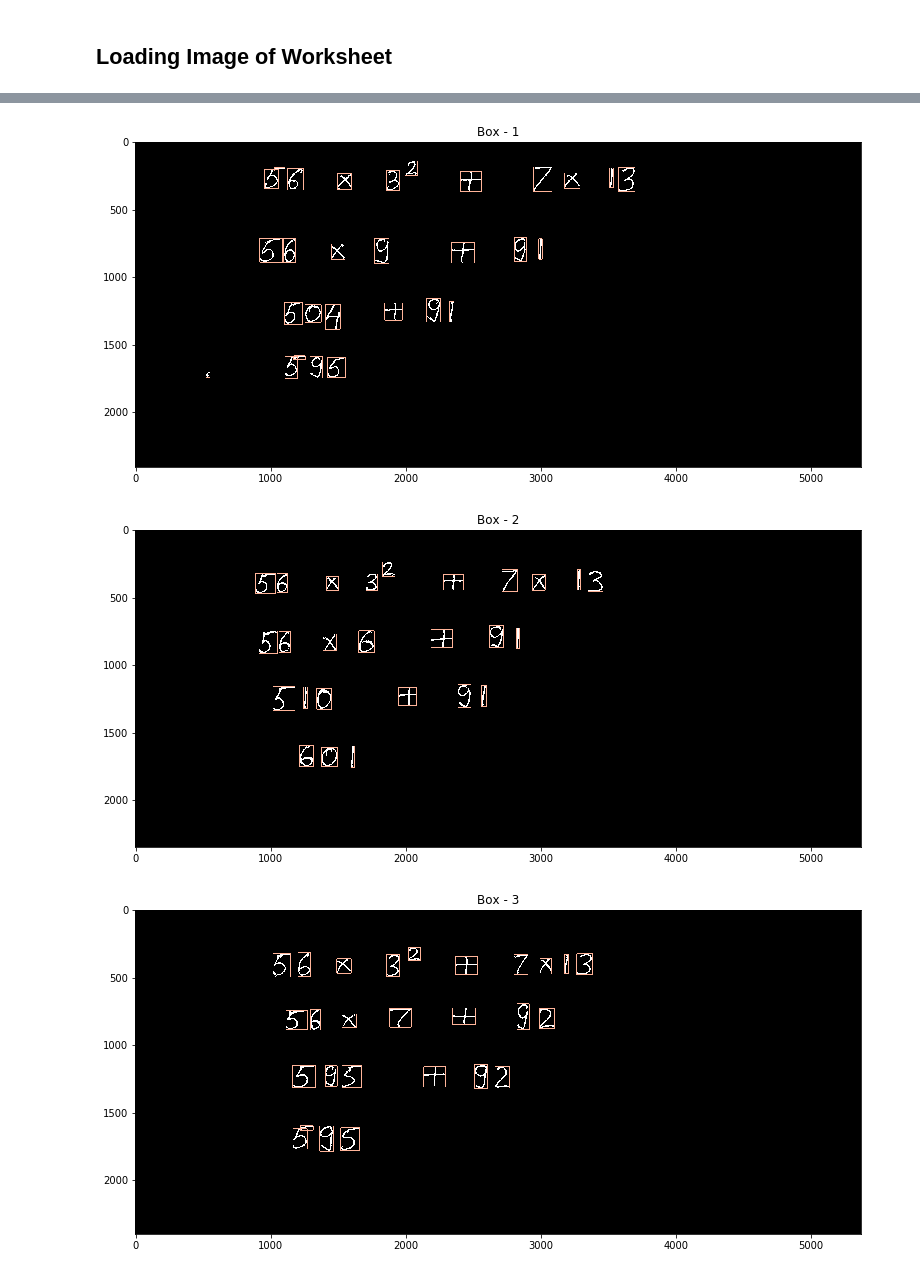
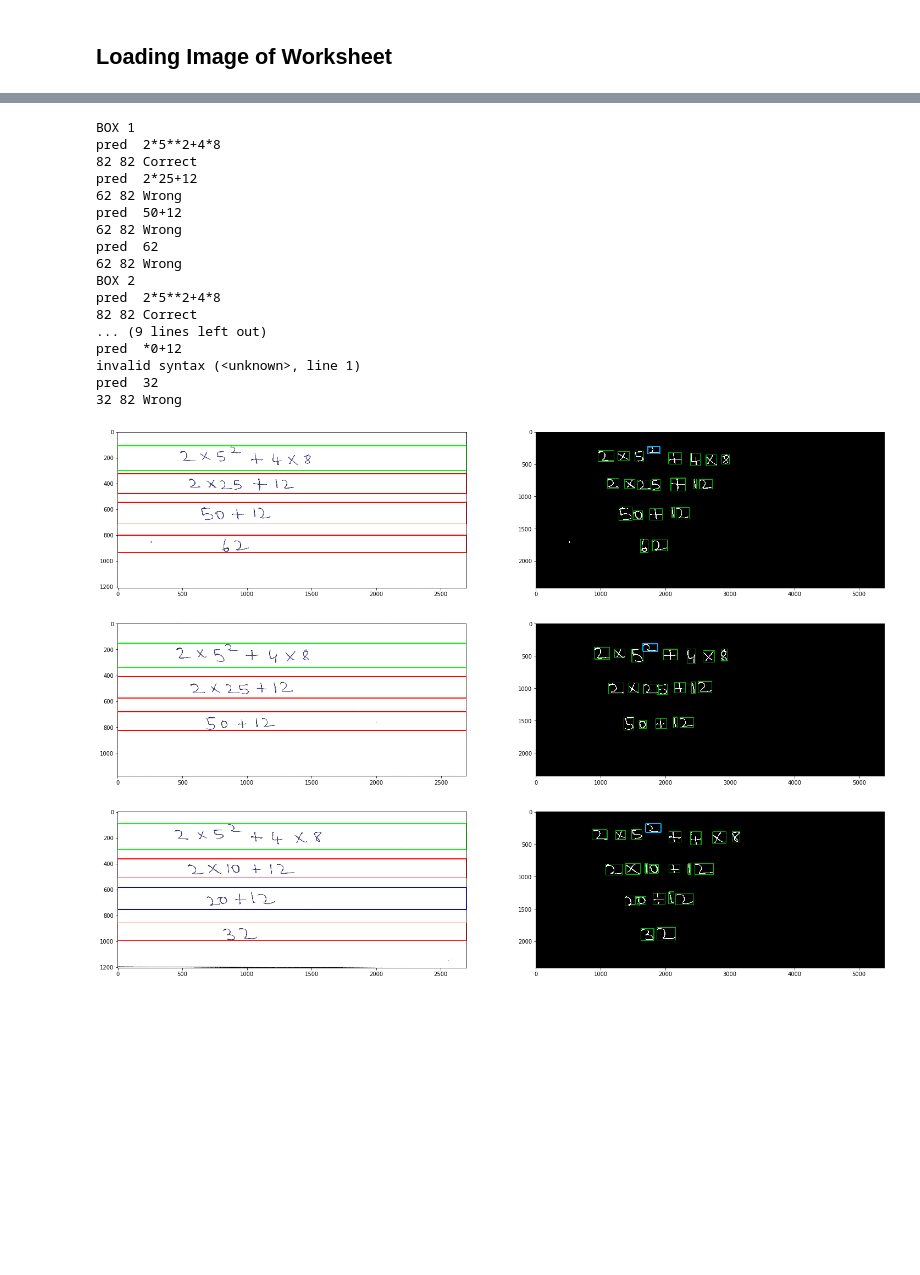
Before and after one commit to bijonguha/Bosch, a Jupyter notebook: intel_ocr/codes/present_jupy.ipynb, the cells around one changed output, grey strips where cells are left out. Cells and saved outputs as stored; diff of their text form; code cells hidden in the pictures; blank space fills up the shorter version.

```diff
--- a/intel_ocr/codes/present_jupy.ipynb
+++ b/intel_ocr/codes/present_jupy.ipynb
@@ -516,0 +699,10 @@ Text(0.5, 1.0, 'WorkSheet Image')
+# %%
+#reading image and Initialising Values
+image_path = 'data/image_20.jpg'
+A = 2
+B = 4
+X = 5
+Y = 8
+# %%
+img_i = cv2.imread(image_path)
+img = image_resize(img_i, height = 4676, width = 3307)
@@ -517 +711,3 @@ Text(0.5, 1.0, 'WorkSheet Image')
+# %%
+workspaces = extract_box(img, show = False)
 # %%
@@ -535,11 +719,12 @@ Assumptions :
 # %%
-#Defining dataframe for storing infos about every line detected
 df_lines = pd.DataFrame()
 
 for r,rect in enumerate(workspaces):
+
     #Cropping boxes for sending to line detection module
     box = img[rect[1]:rect[1]+rect[3], rect[0]:rect[0]+rect[2]]
     H,W = box.shape[:2]
+
     #Extracting lines present in the boxes
     cleaned_orig,y1s,y2s = extract_line(box, show=True)
     x1s = [0]*len(y1s)
@@ -551,9 +736,11 @@ for r,rect in enumerate(workspaces):
     df = pd.DataFrame([y1s,y2s,x1s,x2s]).transpose()
     df.columns = ['y1','y2','x1','x2']
     df['box_num'] = r
+
     df_lines= pd.concat([df_lines, df])
 
     dict_clean_img.update({r:cleaned_orig})
+    dict_img.update({r:box})
 
 df_lines['line_name'] = ['%d%d' %(df_lines.box_num.iloc[i],df_lines.index[i]) \
         for i in range(len(df_lines))]
@@ -587,7 +754,5 @@ Lines in workspace-2 : 4
 # %%
 #df_chars contains locations of all characters along with box_num and line name
-model = 5
-
 list_chars = list(df_lines.apply(lambda row: text_segment(row['y1'],row['y2'],\
              row['x1'],row['x2'], row['box_num'],row['line_name'], model, show=False), axis=1))
 
@@ -601,39 +766,73 @@ box_nums = df_chars.box_num.unique()
 #fig3.suptitle('Characters Segmented')
 
 char_area_list = []
 df_chars['char_df'].apply(lambda d: char_area_list.append(list(d['area'])) )
 
 #Area based threshold for detecting and removing noises
 gamma = 0
 max_ar = max([max(i) for i in char_area_list])
 ar_thresh = max_ar*gamma
 
 #Keeping only those characters whose area of contours is above area threshold
 df_chars['char_df'] = df_chars['char_df'].apply(lambda d: d[d.area > ar_thresh] )
 
 for bn in box_nums:
-    box_img = dict_clean_img[bn]
-
+    print('BOX %d' %(bn+1))
+    box_img = dict_clean_img[bn] #For Processing B/W image
+    box_img_1 = dict_img[bn] #For saving results
     box_img = cv2.cvtColor(box_img, cv2.COLOR_GRAY2BGR)
 
-    df = df_chars[df_chars.box_num == bn]
+    df = df_chars[df_chars.box_num == bn].copy()
+    df_l = df_lines[df_lines["box_num"]==bn].copy() #Defining dF with line info
 
-    df['char_df'].apply(lambda d: d.apply(lambda c: cv2.rectangle(box_img, (c['X1'],c['Y1']),(c['X2'], c['Y2']),(153,180,255),2), axis=1 ) )
+    df['char_df'].apply(lambda d: d.apply(lambda c: cv2.rectangle(box_img, \
+      (c['X1'],c['Y1']),(c['X2'], c['Y2']),(255*(c['exp']==1),180,0),4+(2*c['exp'])), axis=1 ) )
+
+    df['line_status'] = df['char_df'].apply(lambda d: evaluate(d[["pred","exp"]],A,B,X,Y))
 
     scale_percent = 200 # percent of original size
     width = int(box_img.shape[1] * scale_percent / 100)
     height = int(box_img.shape[0] * scale_percent / 100)
     dim = (width, height)
     box_img = cv2.resize(box_img, dim, interpolation = cv2.INTER_AREA)
 #    ax = fig3.add_subplot(3,1,bn+1)
 #    ax.axis('off')
 #    ax.imshow(cv2.cvtColor(box_img, cv2.COLOR_BGR2RGB))
-    plt.figure(figsize=(13,7))
+
+    #Drawing rectangle on original Image
+    df_l['line_status'] = list(df['line_status'])
+    df_l.apply(lambda c: cv2.rectangle(box_img_1, (c['x1'],c['y1']),(c['x2'],\
+      c['y2']),(255*(c['line_status']==5),255*(c['line_status']==True),255*(c['line_status']==False)),5), axis=1)
+    #print(df_l)
+
+    plt.figure(figsize=(25,20))
     plt.title('Box - %d' %(bn+1) )
+    plt.subplot(1,2,1)
+    plt.imshow(cv2.cvtColor(box_img_1, cv2.COLOR_BGR2RGB))
+    plt.subplot(1,2,2)
     plt.imshow(cv2.cvtColor(box_img, cv2.COLOR_BGR2RGB))
     fname = os.path.join('output','image%d.jpg' %(bn+1))
-    plt.imsave(fname,cv2.cvtColor(box_img, cv2.COLOR_BGR2RGB))
+    plt.imsave(fname,cv2.cvtColor(box_img_1, cv2.COLOR_BGR2RGB))
+    del df
+    del df_l
 # %% [output]
+BOX 1
+pred  2*5**2+4*8
+82 82 Correct
+pred  2*25+12
+62 82 Wrong
+pred  50+12
+62 82 Wrong
+pred  62
+62 82 Wrong
+BOX 2
+pred  2*5**2+4*8
+82 82 Correct
+... (9 lines left out)
+pred  *0+12
+invalid syntax (<unknown>, line 1)
+pred  32
+32 82 Wrong
-[figure, old version]
+[figure, new version]
-[figure, old version]
+[figure, new version]
-[figure, old version]
+[figure, new version]
```
Also changed, not shown: parts of 25 cells of this notebook, 6 other files.
